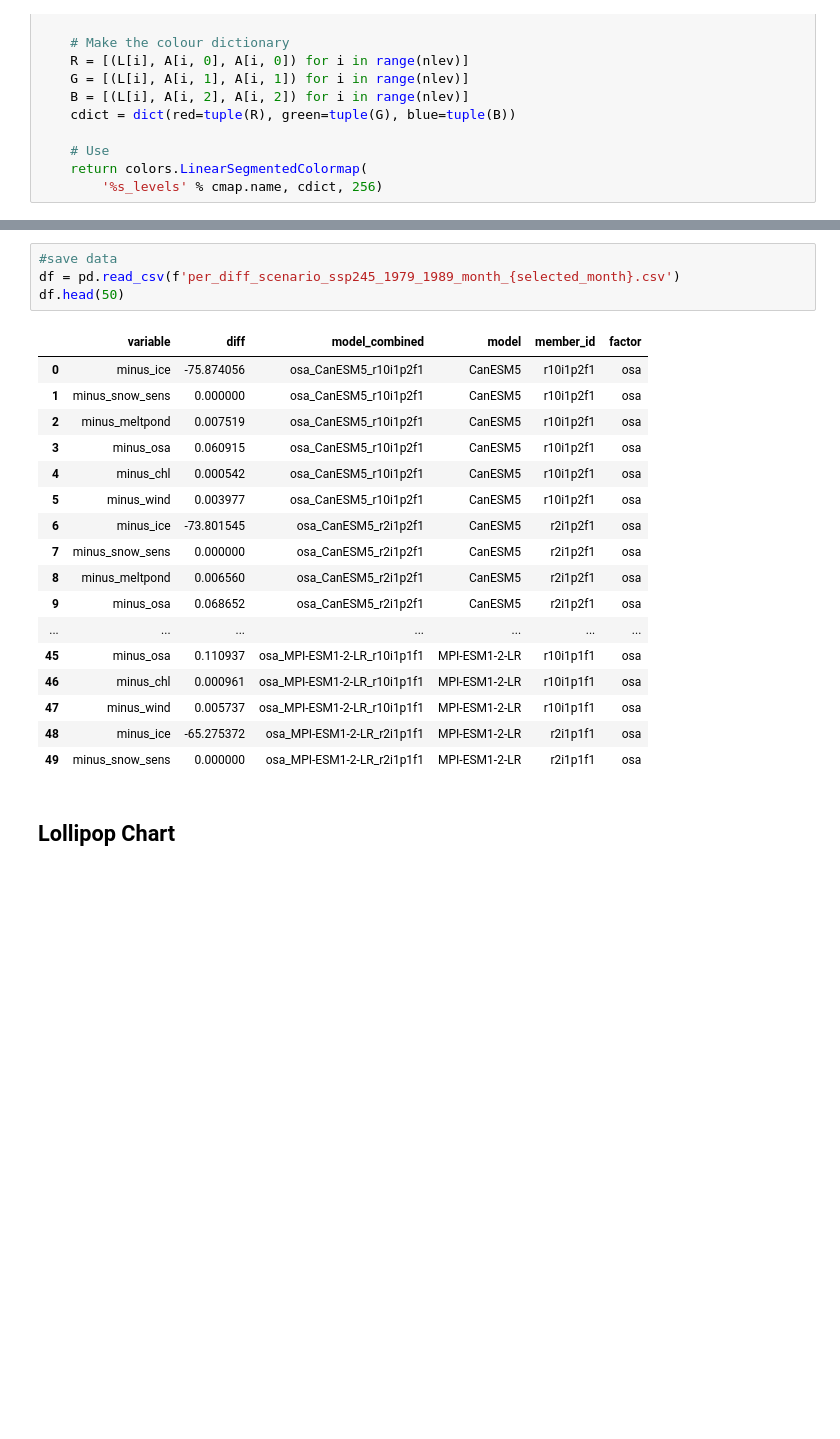
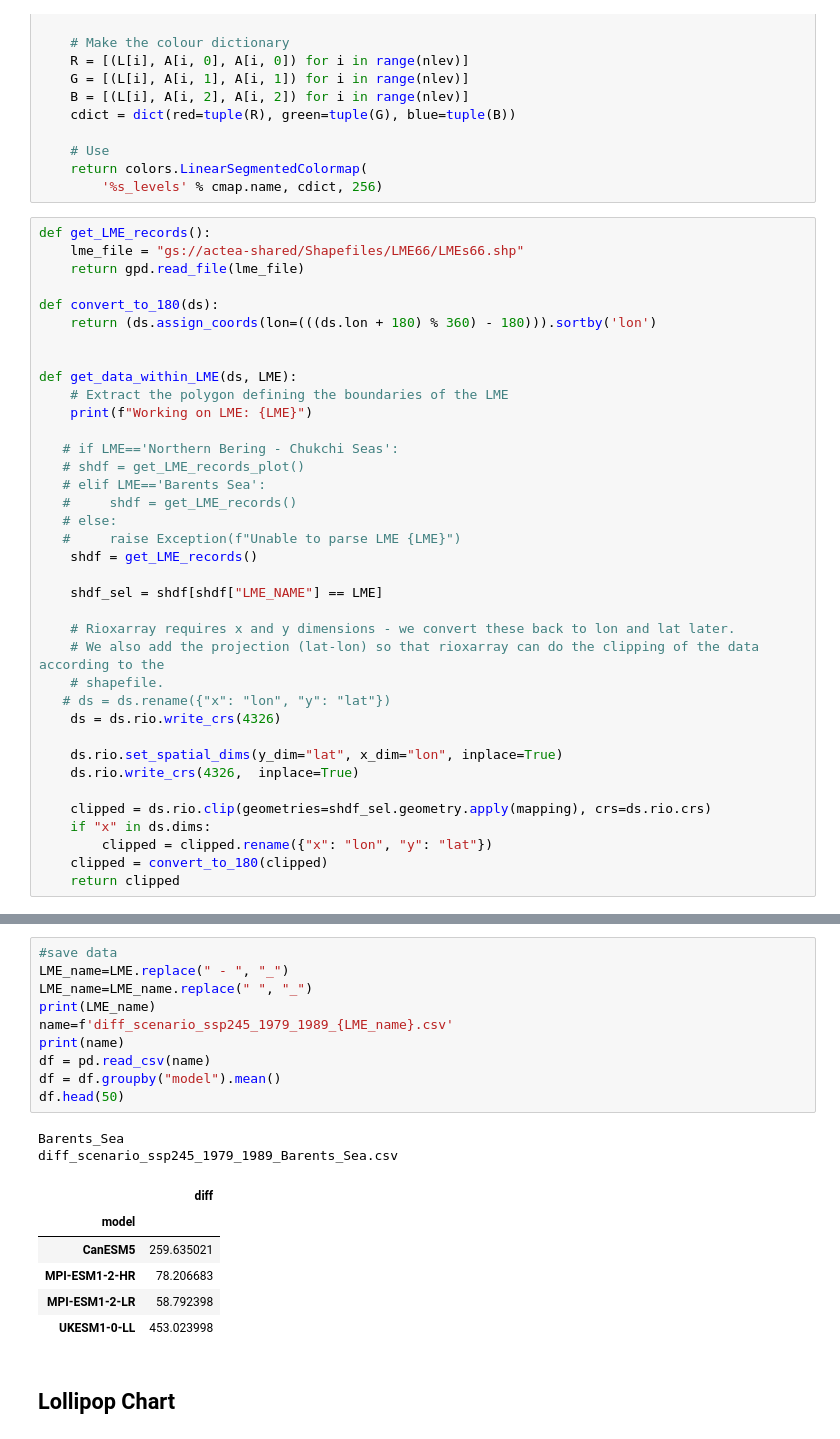
Before and after one commit to trondkr/RTM, a Jupyter notebook: CMIP6_sensitivity_analsysis.ipynb, the cells around one changed output, grey strips where cells are left out. Cells and saved outputs as stored; diff of their text form; blank space fills up the shorter version.

```diff
--- a/CMIP6_sensitivity_analsysis.ipynb
+++ b/CMIP6_sensitivity_analsysis.ipynb
@@ -233,6 +226,43 @@ def level_colormap(levels, cmap=None):
     # Use
     return colors.LinearSegmentedColormap(
         '%s_levels' % cmap.name, cdict, 256)
+# %%
+def get_LME_records():
+    lme_file = "gs://actea-shared/Shapefiles/LME66/LMEs66.shp"
+    return gpd.read_file(lme_file)
+
+def convert_to_180(ds):
+    return (ds.assign_coords(lon=(((ds.lon + 180) % 360) - 180))).sortby('lon')
+
+
+def get_data_within_LME(ds, LME):
+    # Extract the polygon defining the boundaries of the LME
+    print(f"Working on LME: {LME}")
+
+   # if LME=='Northern Bering - Chukchi Seas':
+   # shdf = get_LME_records_plot()
+   # elif LME=='Barents Sea':
+   #     shdf = get_LME_records()
+   # else:
+   #     raise Exception(f"Unable to parse LME {LME}")
+    shdf = get_LME_records()
+
+    shdf_sel = shdf[shdf["LME_NAME"] == LME]
+
+    # Rioxarray requires x and y dimensions - we convert these back to lon and lat later.
+    # We also add the projection (lat-lon) so that rioxarray can do the clipping of the data according to the
+    # shapefile.
+   # ds = ds.rename({"x": "lon", "y": "lat"})
+    ds = ds.rio.write_crs(4326)
+
+    ds.rio.set_spatial_dims(y_dim="lat", x_dim="lon", inplace=True)
+    ds.rio.write_crs(4326,  inplace=True)
+
+    clipped = ds.rio.clip(geometries=shdf_sel.geometry.apply(mapping), crs=ds.rio.crs)
+    if "x" in ds.dims:
+        clipped = clipped.rename({"x": "lon", "y": "lat"})
+    clipped = convert_to_180(clipped)
+    return clipped
 # %%
 save_to_csv=True
 counter = 0
@@ -398,25 +569,22 @@ Renaming variable from uv to uv_UKESM1-0-LL_r4i1p1f2_snow_sensitivity
 # %%
 #save data
-df = pd.read_csv(f'per_diff_scenario_ssp245_1979_1989_month_{selected_month}.csv')
+LME_name=LME.replace(" - ", "_")
+LME_name=LME_name.replace(" ", "_")
+print(LME_name)
+name=f'diff_scenario_ssp245_1979_1989_{LME_name}.csv'
+print(name)
+df = pd.read_csv(name)
+df = df.groupby("model").mean()
 df.head(50)
 # %% [output]
+Barents_Sea
+diff_scenario_ssp245_1979_1989_Barents_Sea.csv
-|  | variable | diff | model_combined | model | member_id | factor |
-| 0 | minus_ice | -75.874056 | osa_CanESM5_r10i1p2f1 | CanESM5 | r10i1p2f1 | osa |
-| 1 | minus_snow_sens | 0.000000 | osa_CanESM5_r10i1p2f1 | CanESM5 | r10i1p2f1 | osa |
-| 2 | minus_meltpond | 0.007519 | osa_CanESM5_r10i1p2f1 | CanESM5 | r10i1p2f1 | osa |
-| 3 | minus_osa | 0.060915 | osa_CanESM5_r10i1p2f1 | CanESM5 | r10i1p2f1 | osa |
-| 4 | minus_chl | 0.000542 | osa_CanESM5_r10i1p2f1 | CanESM5 | r10i1p2f1 | osa |
-| 5 | minus_wind | 0.003977 | osa_CanESM5_r10i1p2f1 | CanESM5 | r10i1p2f1 | osa |
-| 6 | minus_ice | -73.801545 | osa_CanESM5_r2i1p2f1 | CanESM5 | r2i1p2f1 | osa |
-| 7 | minus_snow_sens | 0.000000 | osa_CanESM5_r2i1p2f1 | CanESM5 | r2i1p2f1 | osa |
-| 8 | minus_meltpond | 0.006560 | osa_CanESM5_r2i1p2f1 | CanESM5 | r2i1p2f1 | osa |
-| 9 | minus_osa | 0.068652 | osa_CanESM5_r2i1p2f1 | CanESM5 | r2i1p2f1 | osa |
-| ... | ... | ... | ... | ... | ... | ... |
-| 45 | minus_osa | 0.110937 | osa_MPI-ESM1-2-LR_r10i1p1f1 | MPI-ESM1-2-LR | r10i1p1f1 | osa |
-| 46 | minus_chl | 0.000961 | osa_MPI-ESM1-2-LR_r10i1p1f1 | MPI-ESM1-2-LR | r10i1p1f1 | osa |
-| 47 | minus_wind | 0.005737 | osa_MPI-ESM1-2-LR_r10i1p1f1 | MPI-ESM1-2-LR | r10i1p1f1 | osa |
-| 48 | minus_ice | -65.275372 | osa_MPI-ESM1-2-LR_r2i1p1f1 | MPI-ESM1-2-LR | r2i1p1f1 | osa |
-| 49 | minus_snow_sens | 0.000000 | osa_MPI-ESM1-2-LR_r2i1p1f1 | MPI-ESM1-2-LR | r2i1p1f1 | osa |
+|  | diff |
+| model |  |
+| CanESM5 | 259.635021 |
+| MPI-ESM1-2-HR | 78.206683 |
+| MPI-ESM1-2-LR | 58.792398 |
+| UKESM1-0-LL | 453.023998 |
 # %% [markdown]
 ## Lollipop Chart
 # %%
```
Also changed, not shown: parts of 8 cells of this notebook, 50 other files.
